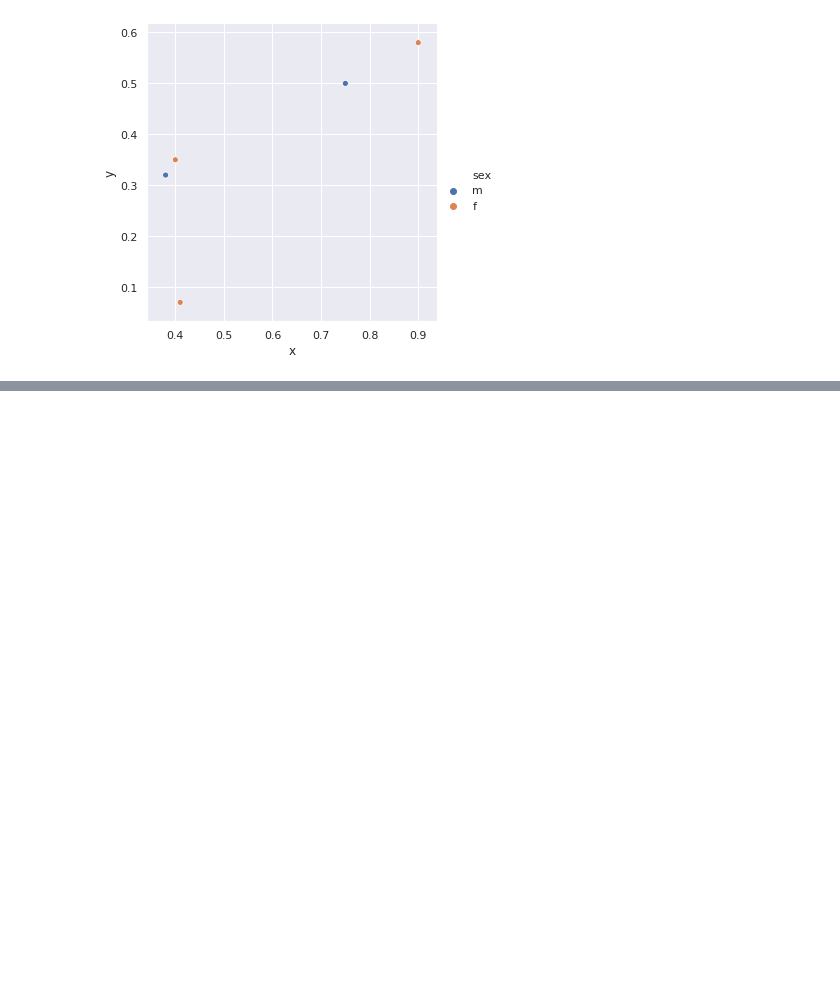
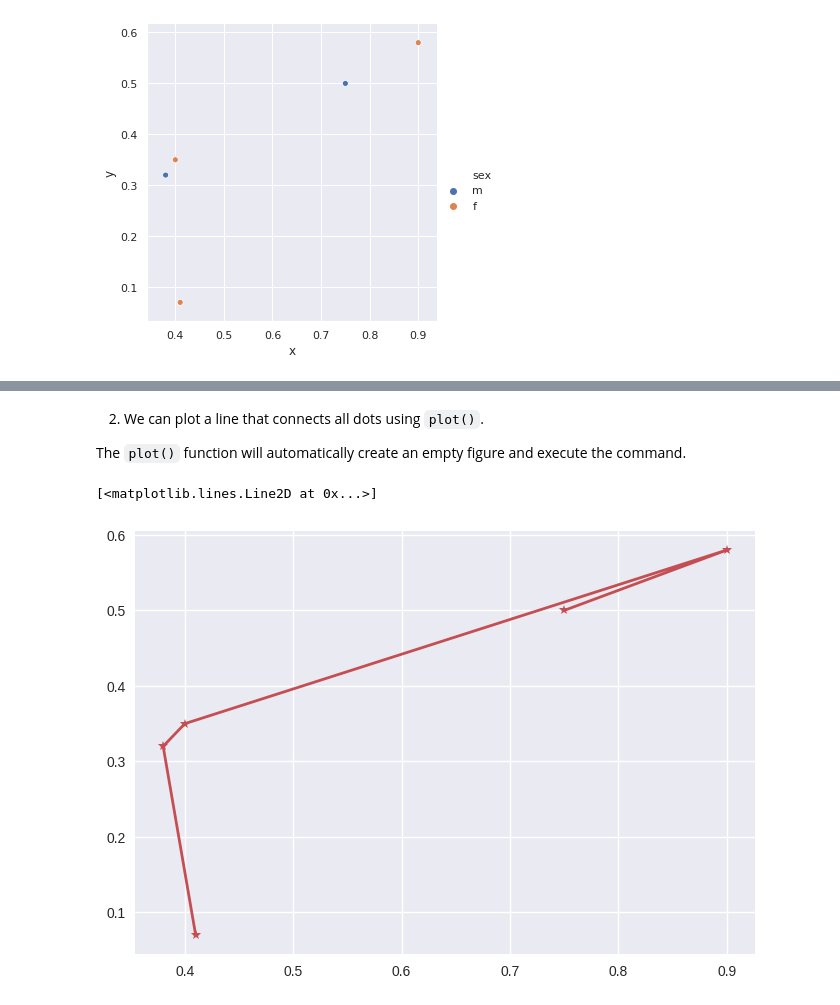
Before and after one commit to MJimitater/epistomology, a Jupyter notebook: visualization.ipynb, the cells around one changed output, grey strips where cells are left out. Cells and saved outputs as stored; diff of their text form; code cells hidden in the pictures; blank space fills up the shorter version.

```diff
--- a/visualization.ipynb
+++ b/visualization.ipynb
@@ -75,0 +100,10 @@ sns.relplot(x='x', y='y', hue='sex', data=data)
+# %% [markdown]
+2. We can plot a line that connects all dots using `plot()`.
+
+The `plot()` function will automatically create an empty figure and execute the command.
+# %%
+#Specify two data columns, colour and width of line as well as the marker style of the points:
+plt.plot(data['x'], data['y'], c='r', lw=2, marker='*')
+# %% [output]
+[<matplotlib.lines.Line2D at 0x...>]
+[figure, added]
```
Also changed, not shown: parts of 14 cells of this notebook.
